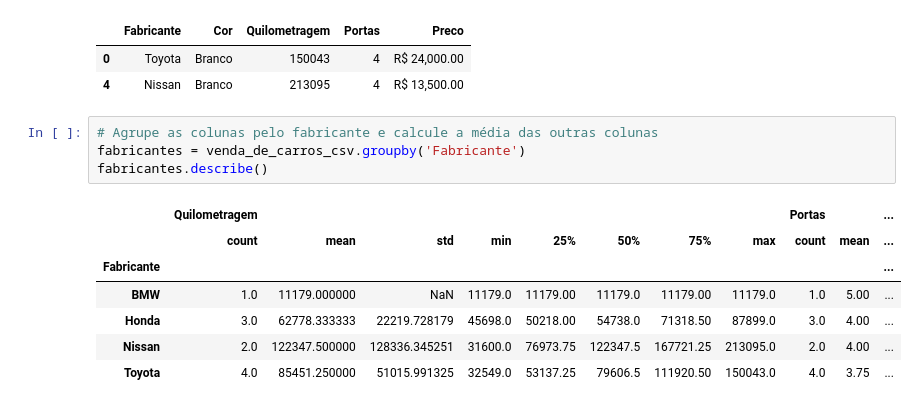
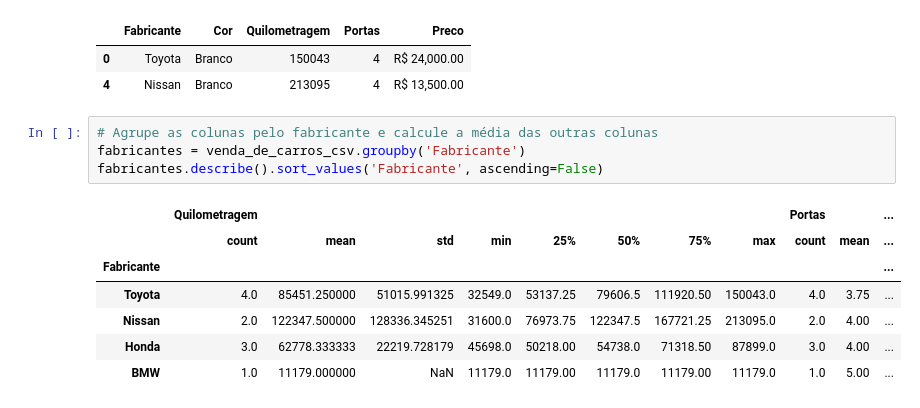
Before and after one commit to ricardoriverac/youxlab-treino-git, a Jupyter notebook: curso_dados/exercicios_rodrigo/pandas_exercicios.ipynb, the cells around one changed output. Saved outputs shown, nothing was run; the diff lists cells and outputs as text.

```diff
--- a/curso_dados/exercicios_rodrigo/pandas_exercicios.ipynb
+++ b/curso_dados/exercicios_rodrigo/pandas_exercicios.ipynb
@@ -147,12 +147,12 @@ venda_de_carros_csv[selecao_1]
 # %%
 # Agrupe as colunas pelo fabricante e calcule a média das outras colunas
 fabricantes = venda_de_carros_csv.groupby('Fabricante')
-fabricantes.describe()
+fabricantes.describe().sort_values('Fabricante', ascending=False)
 # %% [output]
 |  | Quilometragem |  |  |  |  |  |  |  | Portas |  | ... |
 |  | count | mean | std | min | 25% | 50% | 75% | max | count | mean | ... |
 | Fabricante |  |  |  |  |  |  |  |  |  |  | ... |
+| Toyota | 4.0 | 85451.250000 | 51015.991325 | 32549.0 | 53137.25 | 79606.5 | 111920.50 | 150043.0 | 4.0 | 3.75 | ... |
+| Nissan | 2.0 | 122347.500000 | 128336.345251 | 31600.0 | 76973.75 | 122347.5 | 167721.25 | 213095.0 | 2.0 | 4.00 | ... |
+| Honda | 3.0 | 62778.333333 | 22219.728179 | 45698.0 | 50218.00 | 54738.0 | 71318.50 | 87899.0 | 3.0 | 4.00 | ... |
 | BMW | 1.0 | 11179.000000 | NaN | 11179.0 | 11179.00 | 11179.0 | 11179.00 | 11179.0 | 1.0 | 5.00 | ... |
-| Honda | 3.0 | 62778.333333 | 22219.728179 | 45698.0 | 50218.00 | 54738.0 | 71318.50 | 87899.0 | 3.0 | 4.00 | ... |
-| Nissan | 2.0 | 122347.500000 | 128336.345251 | 31600.0 | 76973.75 | 122347.5 | 167721.25 | 213095.0 | 2.0 | 4.00 | ... |
-| Toyota | 4.0 | 85451.250000 | 51015.991325 | 32549.0 | 53137.25 | 79606.5 | 111920.50 | 150043.0 | 4.0 | 3.75 | ... |
```
Also changed, not shown: 3 other files.
